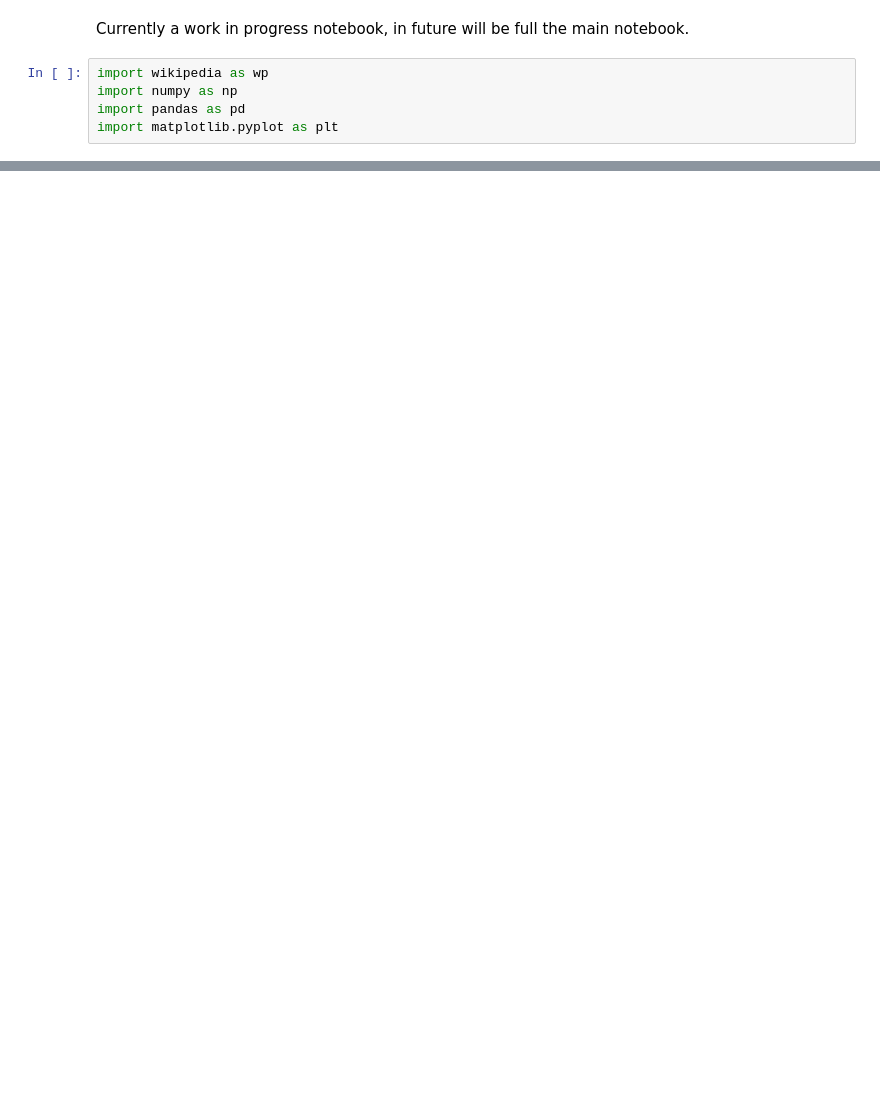
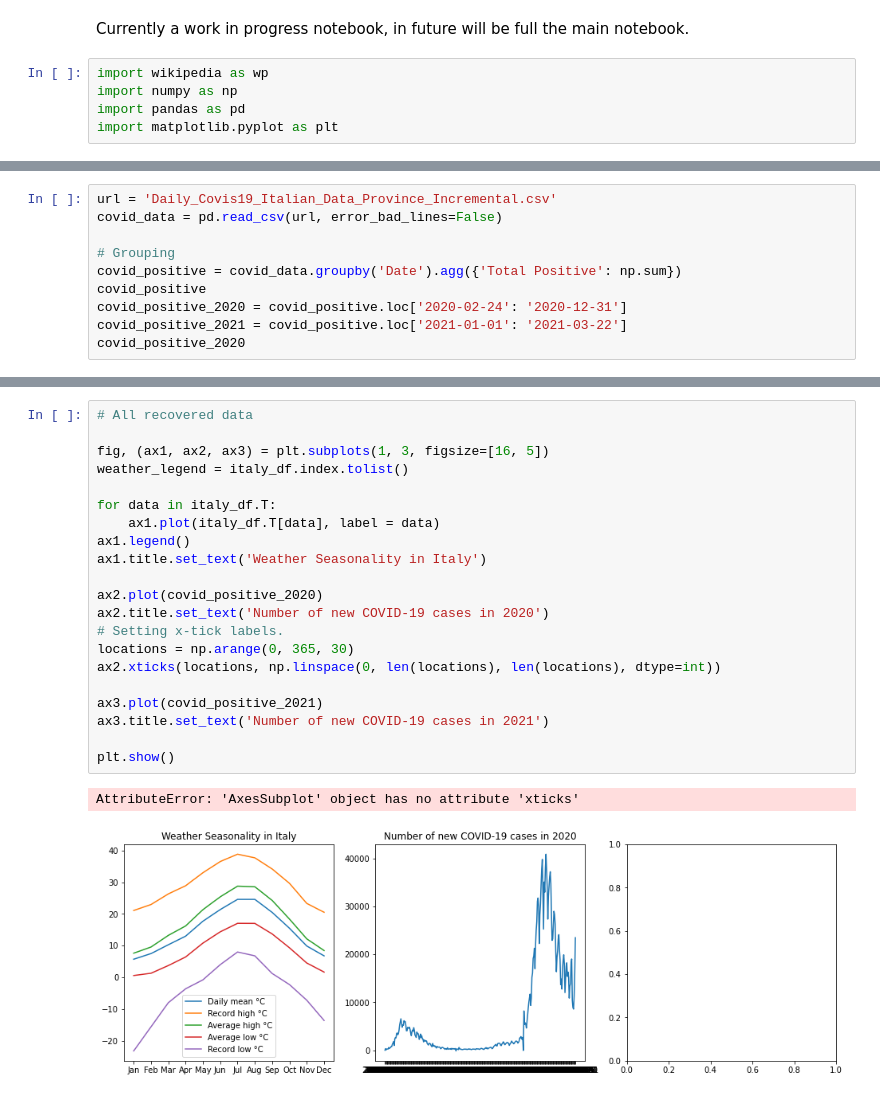
Before and after one commit to akmalsoliev/Italy-covid-visualization, a Jupyter notebook: Results.ipynb, the cells around one changed output, grey strips where cells are left out. Cells and saved outputs as stored; diff of their text form; blank space fills up the shorter version.

Commit message:
Completed the second part The DataFrames are complete and ready to plotted. I'll construct two plots to showcase the information in seperate manner, followed by an aggregated plot.

```diff
--- a/Results.ipynb
+++ b/Results.ipynb
@@ -65,0 +68,10 @@ italy_df
+# %%
+url = 'Daily_Covis19_Italian_Data_Province_Incremental.csv'
+covid_data = pd.read_csv(url, error_bad_lines=False)
+
+# Grouping
+covid_positive = covid_data.groupby('Date').agg({'Total Positive': np.sum})
+covid_positive
+covid_positive_2020 = covid_positive.loc['2020-02-24': '2020-12-31']
+covid_positive_2021 = covid_positive.loc['2021-01-01': '2021-03-22']
+covid_positive_2020
@@ -65,0 +93,24 @@ italy_df
+# %%
+# All recovered data
+
+fig, (ax1, ax2, ax3) = plt.subplots(1, 3, figsize=[16, 5])
+weather_legend = italy_df.index.tolist()
+
+for data in italy_df.T:
+    ax1.plot(italy_df.T[data], label = data)
+ax1.legend()
+ax1.title.set_text('Weather Seasonality in Italy')
+
+ax2.plot(covid_positive_2020)
+ax2.title.set_text('Number of new COVID-19 cases in 2020')
+# Setting x-tick labels.
+locations = np.arange(0, 365, 30)
+ax2.xticks(locations, np.linspace(0, len(locations), len(locations), dtype=int))
+
+ax3.plot(covid_positive_2021)
+ax3.title.set_text('Number of new COVID-19 cases in 2021')
+
+plt.show()
+# %% [output]
+AttributeError: 'AxesSubplot' object has no attribute 'xticks'
+[figure, added]
```
Also changed, not shown: parts of 4 cells of this notebook, 1 other file.
